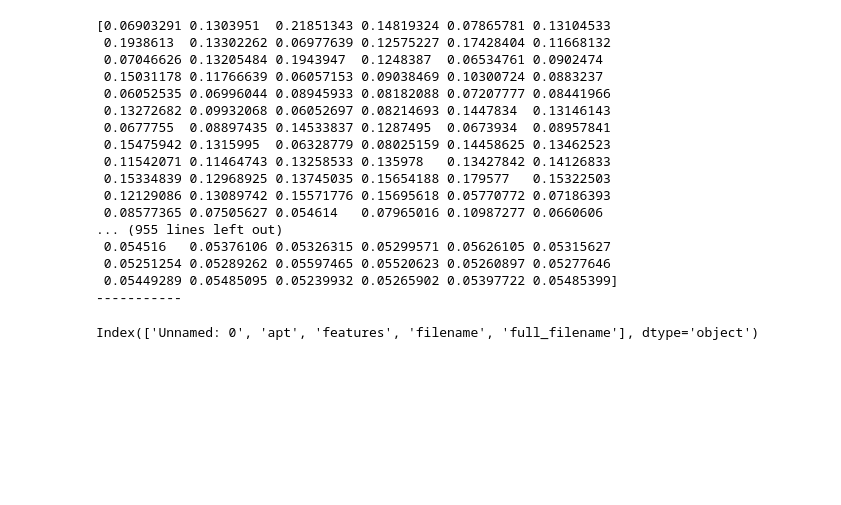
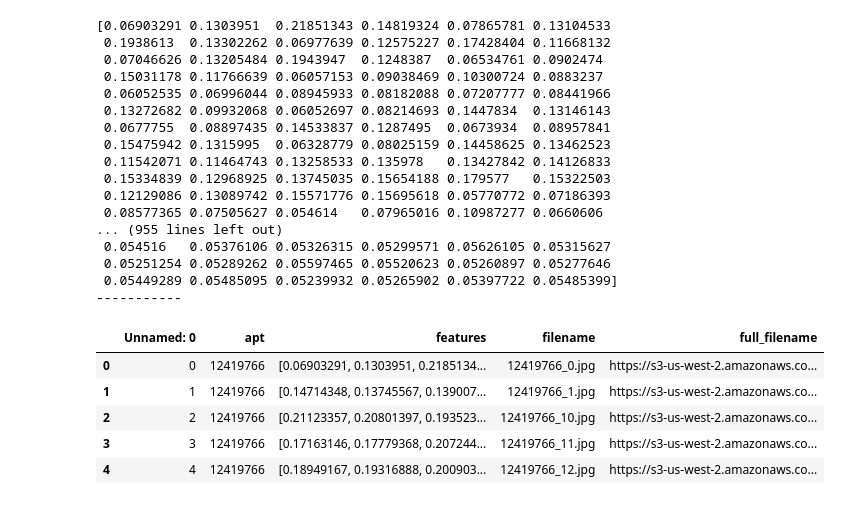
Before and after one commit to starfoe/Eye-bnb, a Jupyter notebook: Notebook/Airbnb_image_feature_extraction.ipynb, the cells around one changed output. Cells and saved outputs as stored; diff of their text form; code cells hidden in the pictures; blank space fills up the shorter version.

```diff
--- a/Notebook/Airbnb_image_feature_extraction.ipynb
+++ b/Notebook/Airbnb_image_feature_extraction.ipynb
@@ -183,26 +183,30 @@ def clean_feature_data(string):
 def load_features(path):
     features_cf = pd.read_excel(path)
     features = features_cf['features'].values
-    cleaned_feature = np.zeros((1,960))
+    cleaned_feature = []
     for i,x in enumerate(features):
         tmp_cleaned = clean_feature_data(x)
         if not tmp_cleaned:
             break
         else:
             assert(len(tmp_cleaned)==960)
-            cleaned_feature = np.concatenate((cleaned_feature,np.array(tmp_cleaned).\
-                                              reshape(1,-1)),axis = 0)
-#             cleaned_feature.append(np.array(tmp_cleaned))
-    assert(len(cleaned_feature) == len(features_cf)+1)
+            cleaned_feature.append(np.array(tmp_cleaned))
+    assert(len(cleaned_feature) == len(features_cf))
     features_cf.drop('features',axis = 1)
-    return features_cf,cleaned_feature[1:,:]
+    features_cf['features'] = cleaned_feature
+    return features_cf
 # %%
 feature_path = "https://s3-us-west-2.amazonaws.com/chen-gal-test/features/Boston-Massachusetts-US/Boston_all.xlsx"
 df = load_features(feature_path)
-# %%
-df[0].columns
-# %% [output]
-Index(['Unnamed: 0', 'apt', 'features', 'filename', 'full_filename'], dtype='object')
+# %%
+df.head()
+# %% [output]
+|  | Unnamed: 0 | apt | features | filename | full_filename |
+| 0 | 0 | 12419766 | [0.06903291, 0.1303951, 0.2185134... | 12419766_0.jpg | https://s3-us-west-2.amazonaws.co... |
+| 1 | 1 | 12419766 | [0.14714348, 0.13745567, 0.139007... | 12419766_1.jpg | https://s3-us-west-2.amazonaws.co... |
+| 2 | 2 | 12419766 | [0.21123357, 0.20801397, 0.193523... | 12419766_10.jpg | https://s3-us-west-2.amazonaws.co... |
+| 3 | 3 | 12419766 | [0.17163146, 0.17779368, 0.207244... | 12419766_11.jpg | https://s3-us-west-2.amazonaws.co... |
+| 4 | 4 | 12419766 | [0.18949167, 0.19316888, 0.200903... | 12419766_12.jpg | https://s3-us-west-2.amazonaws.co... |
 # %%
 feature_matrix = df[1]
 # %%
```
Also changed, not shown: parts of 52 cells of this notebook.
